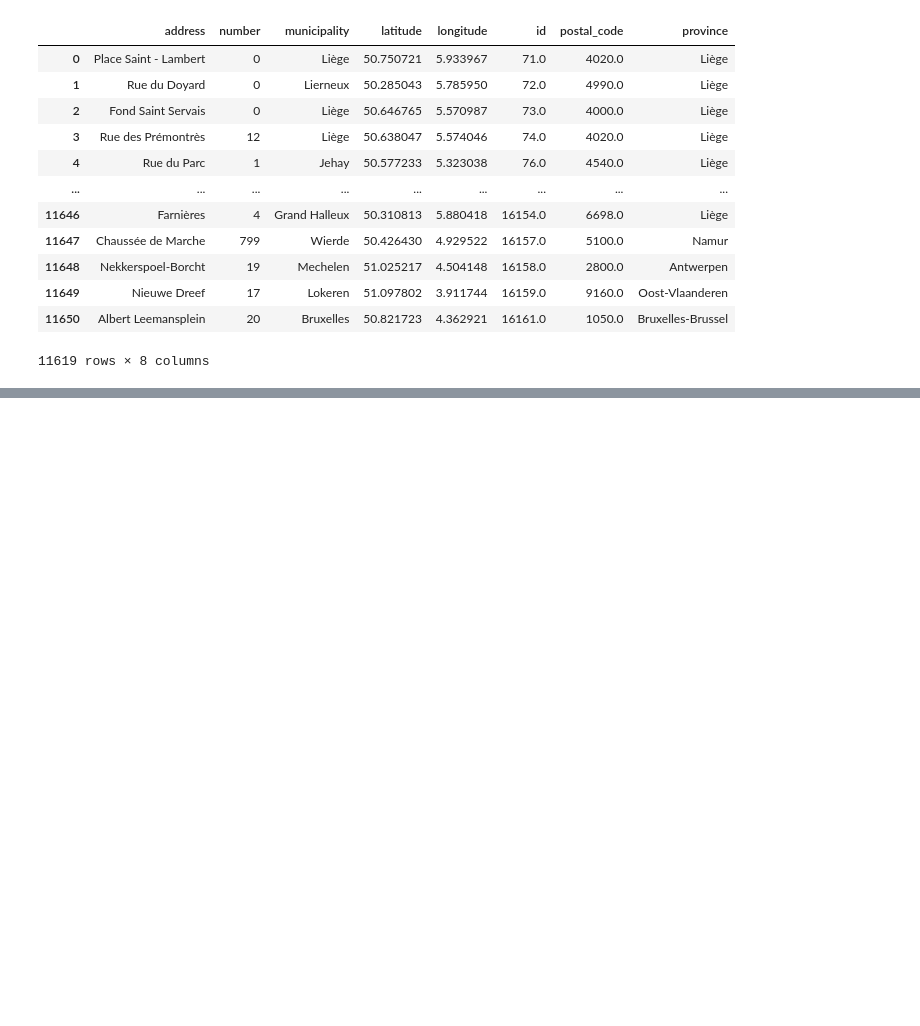
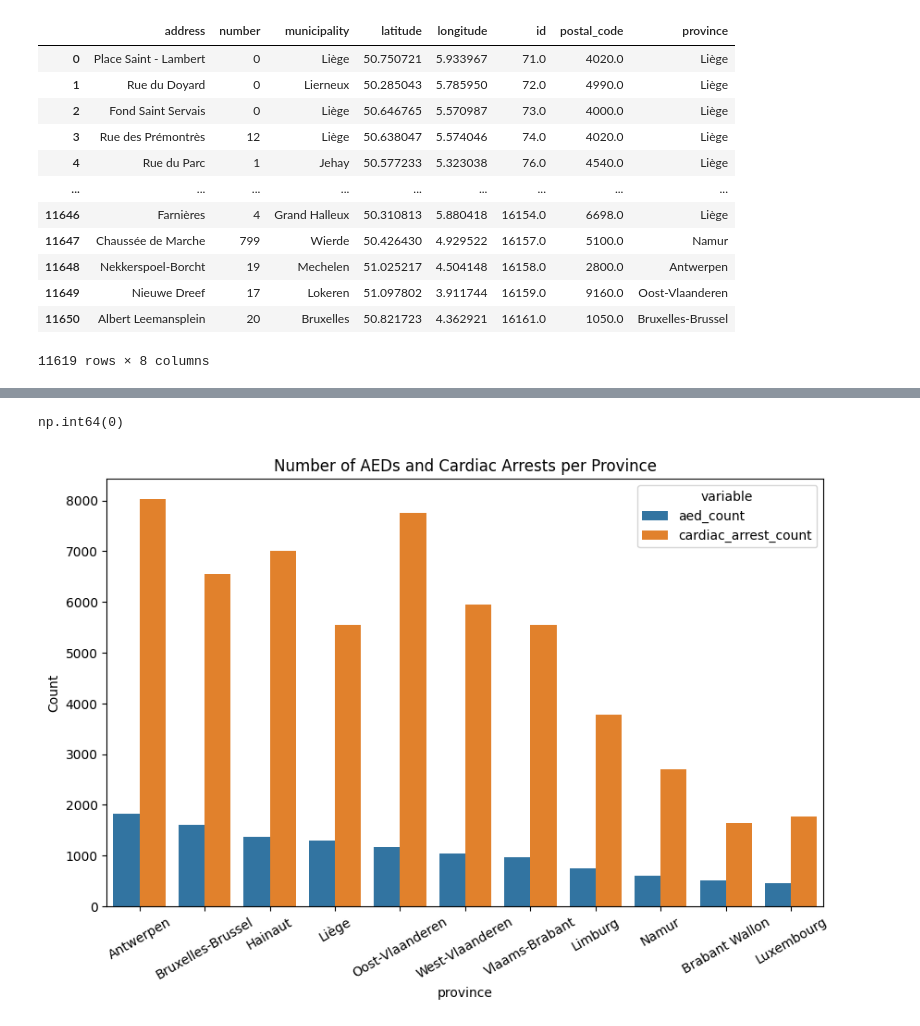
Before and after one commit to Elouan-Debels/MDAProject, a Jupyter notebook: exploratory analysis.ipynb, the cells around one changed output, grey strips where cells are left out. Cells and saved outputs as stored; diff of their text form; code cells hidden in the pictures; blank space fills up the shorter version.

Commit message:
added exploratory plots

```diff
--- a/exploratory analysis.ipynb
+++ b/exploratory analysis.ipynb
@@ -191,0 +207,15 @@ df_belgium = df_belgium.drop(columns='geometry')
+# %%
+card_arrest['province'] = card_arrest['province'].replace({
+    'BRU': 'Bruxelles-Brussel',
+    'ANT': 'Antwerpen',
+    'BRW': 'Brabant Wallon',
+    'WVL': 'West-Vlaanderen',
+    'HAI': 'Hainaut',
+    'LIE': 'Liège',
+    'LIM': 'Limburg',
+    'LUX': 'Luxembourg',
+    'NAM': 'Namur',
+    'VBR': 'Vlaams-Brabant',
+    'OVL': 'Oost-Vlaanderen'
+})
+card_arrest
@@ -191,0 +257,30 @@ df_belgium = df_belgium.drop(columns='geometry')
+# %%
+missing_province_card = card_arrest['province'].isnull().sum()
+missing_province_card
+# %% [output]
+np.int64(0)
+# %%
+#making some exploratory plots that can be interesting for the stake holder
+import seaborn as sns
+import matplotlib.pyplot as plt
+
+#count the number of AEDs and Cardiac Arrests per province
+aed_counts = aed_locations['province'].value_counts().reset_index()
+aed_counts.columns = ['province', 'aed_count']
+
+cardiac_arrest_counts = card_arrest['province'].value_counts().reset_index()
+cardiac_arrest_counts.columns = ['province', 'cardiac_arrest_count']
+
+#merge the counts into a single DataFrame
+merged_counts = pd.merge(aed_counts, cardiac_arrest_counts, on='province')
+
+# the plot itself plot
+plt.figure(figsize=(10, 6))
+sns.barplot(x='province', y='value', hue='variable',
+            data=pd.melt(merged_counts, id_vars='province'))
+plt.title('Number of AEDs and Cardiac Arrests per Province')
+plt.ylabel('Count')
+plt.xticks(rotation=30)
+plt.show()
+# %% [output]
+[figure, added]
```
Also changed, not shown: parts of 8 cells of this notebook, 3 other files.
